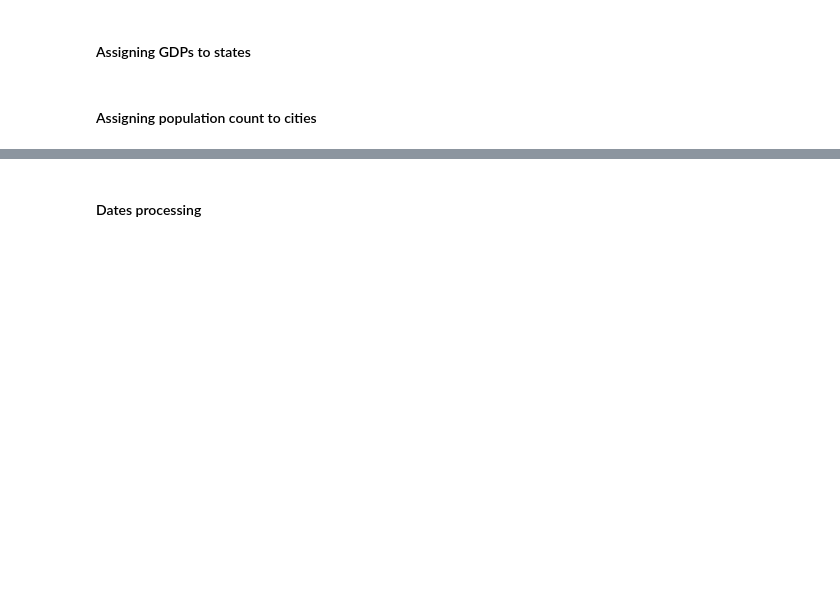
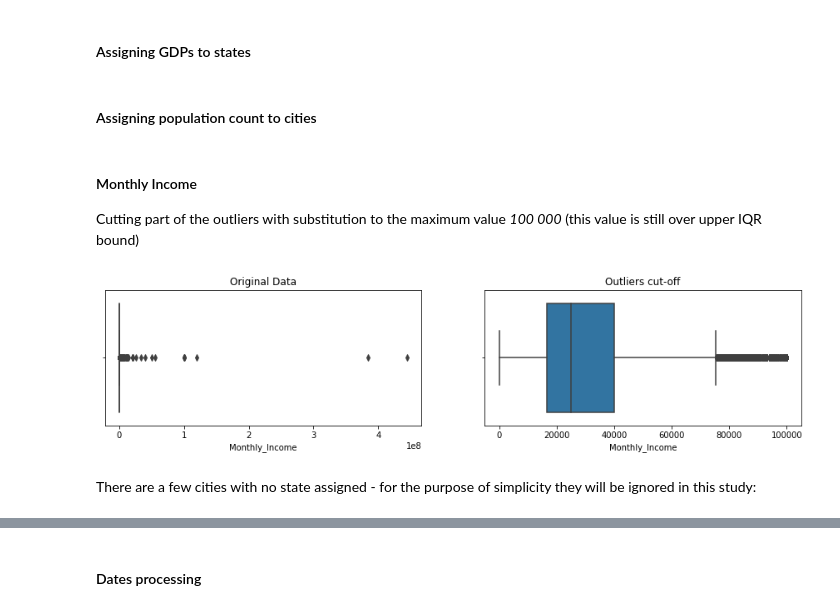
Before and after one commit to antonimarek/credit-feast, a Jupyter notebook: CreditStudy.ipynb, the cells around one changed output, grey strips where cells are left out. Saved outputs shown, nothing was run; the diff lists cells and outputs as text; code cells hidden in the pictures; blank space fills up the shorter version.

```diff
--- a/CreditStudy.ipynb
+++ b/CreditStudy.ipynb
@@ -45,3 +44,5 @@ data.head()
 | 3 | ID000008I30 | Male | Saharsa | 35000 | 30-Nov-87 | 09-May-15 | 1000000.0 | ... |
 | 4 | ID000009J40 | Male | Bengaluru | 100000 | 17-Feb-84 | 20-May-15 | 500000.0 | ... |
 5 rows × 26 columns
+# %%
+X, y = data.drop(["Disbursed"], axis=1), data.Disbursed
@@ -160,0 +163,14 @@ def create_dictionaries(dataframe):
+# %% [markdown]
+#### Monthly Income
+Cutting part of the outliers with substitution to the maximum value _100 000_ (this value is still over upper IQR bound)
+# %%
+fig, axs = plt.subplots(1, 2, figsize=(15,3))
+
+sns.boxplot(x=X_train.Monthly_Income, ax=axs[0])
+axs[0].title.set_text("Original Data")
+sns.boxplot(x=X_train.Monthly_Income.where(X_train.Monthly_Income < 100000, other=100000), ax=axs[1])
+axs[1].title.set_text("Outliers cut-off")
+
+plt.show()
+# %% [output]
+[figure, added]
@@ -160,0 +187,2 @@ def create_dictionaries(dataframe):
+# %% [markdown]
+There are a few cities with no state assigned - for the purpose of simplicity they will be ignored in this study:
```
Also changed, not shown: parts of 69 cells of this notebook.
